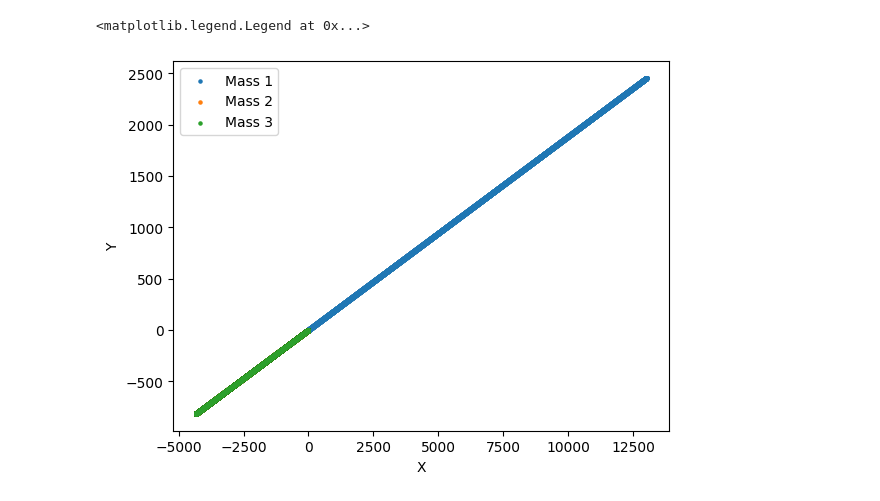
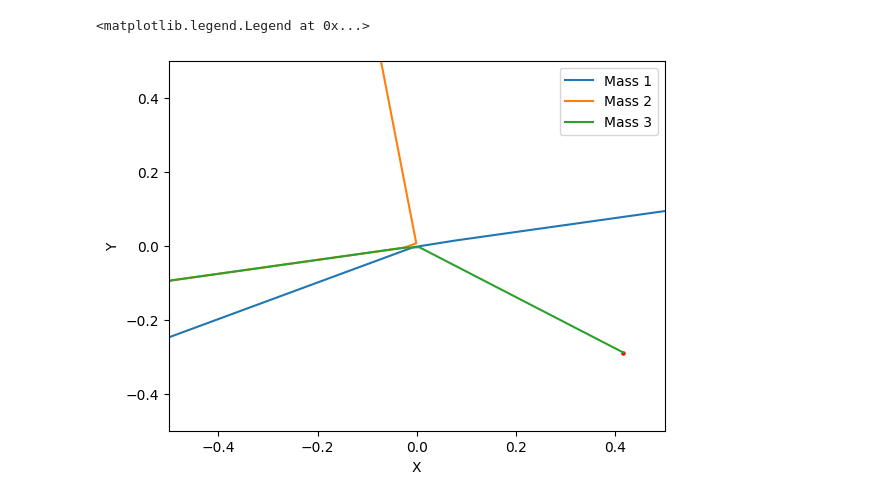
Before and after one commit to Berto70/pod_compastro23, a Jupyter notebook: assignment_3/3body.ipynb, the cells around one changed output. Cells and saved outputs as stored; diff of their text form; code cells hidden in the pictures.

```diff
--- a/assignment_3/3body.ipynb
+++ b/assignment_3/3body.ipynb
@@ -125,13 +125,20 @@ plt.show()
 # %%
 fig = plt.figure()
 ax = fig.add_subplot()
 
-ax.scatter(x_1, y_1,  s=5, label='Mass 1')
-ax.scatter(x_2, y_2,  s=5, label='Mass 2')
-ax.scatter(x_3, y_3,  s=5, label='Mass 3')
+
+ax.scatter(x_1[0], y_1[0], color='red', s=5)
+ax.scatter(x_2[0], y_2[0],  color='red', s=5)
+ax.scatter(x_3[0], y_3[0],  color='red', s=5)
+
+ax.plot(x_1, y_1, label='Mass 1')
+ax.plot(x_2, y_2,  label='Mass 2')
+ax.plot(x_3, y_3,  label='Mass 3')
+ax.set_xlim(-0.5, 0.5)
+ax.set_ylim(-0.5, 0.5)
 ax.set_xlabel('X')
 ax.set_ylabel('Y')
 ax.legend()
 # %% [output]
 <matplotlib.legend.Legend at 0x...>
-[figure, old version]
+[figure, new version]
```
Also changed, not shown: parts of 1 cell of this notebook, 11 other files.
